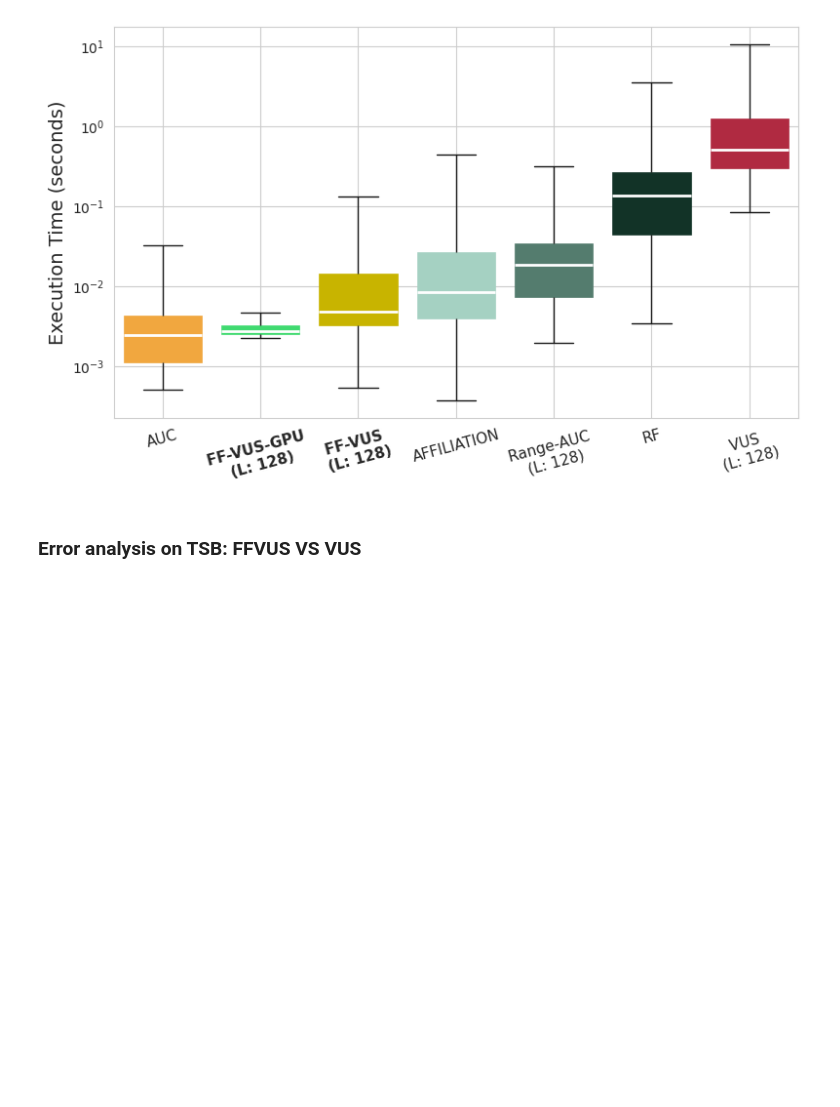
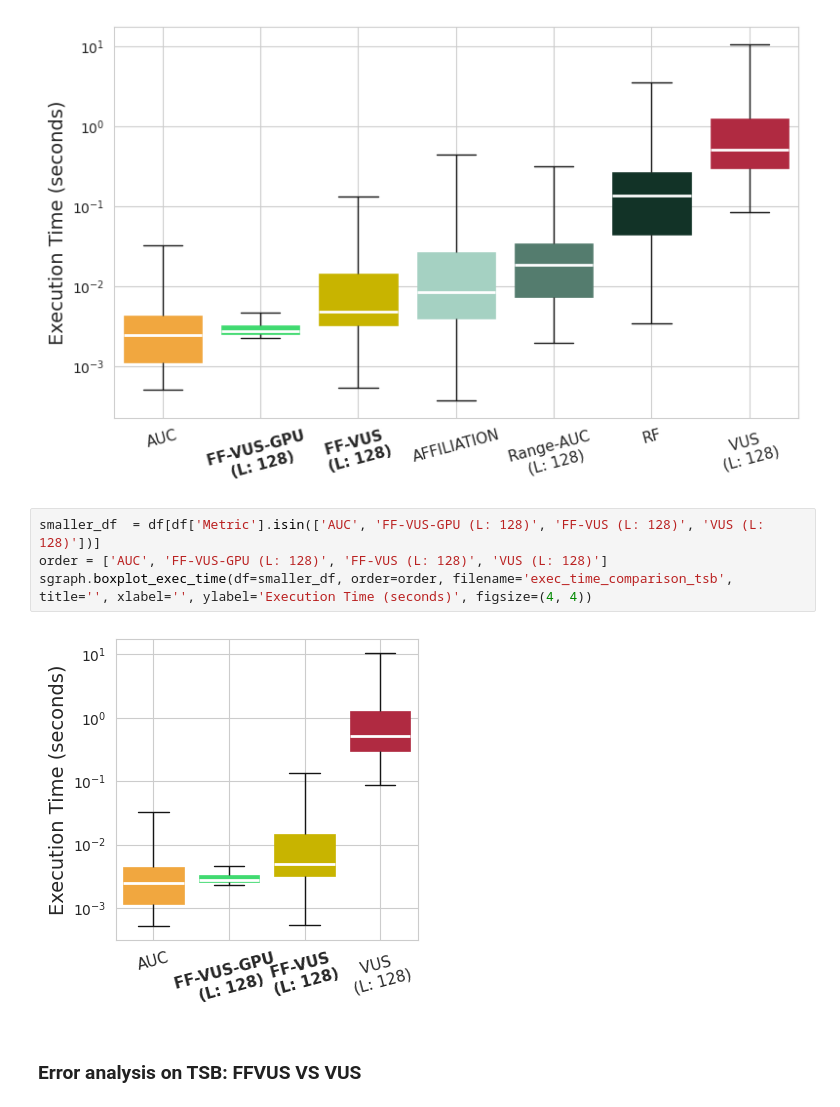
Before and after one commit to sylligardos/autovus, a Jupyter notebook: src/notebooks/allmetrics_defparams_tsb.ipynb, the cells around one changed output. Drawn from its saved outputs; the diff is of its cells as text; blank space fills up the shorter version.

```diff
--- a/src/notebooks/allmetrics_defparams_tsb.ipynb
+++ b/src/notebooks/allmetrics_defparams_tsb.ipynb
@@ -75,6 +75,12 @@ order = median_times.sort_values().index.to_list()
 sgraph.boxplot_exec_time(df=df, order=order, filename='exec_time_comparison_tsb', title='', xlabel='', ylabel='Execution Time (seconds)')
 # %% [output]
 [figure]
+# %%
+smaller_df  = df[df['Metric'].isin(['AUC', 'FF-VUS-GPU (L: 128)', 'FF-VUS (L: 128)', 'VUS (L: 128)'])]
+order = ['AUC', 'FF-VUS-GPU (L: 128)', 'FF-VUS (L: 128)', 'VUS (L: 128)']
+sgraph.boxplot_exec_time(df=smaller_df, order=order, filename='exec_time_comparison_tsb', title='', xlabel='', ylabel='Execution Time (seconds)', figsize=(4, 4))
+# %% [output]
+[figure, added]
 # %% [markdown]
 ### Error analysis on TSB: FFVUS VS VUS
 # %%
```
Also changed, not shown: parts of 1 cell of this notebook, 3 other files.
